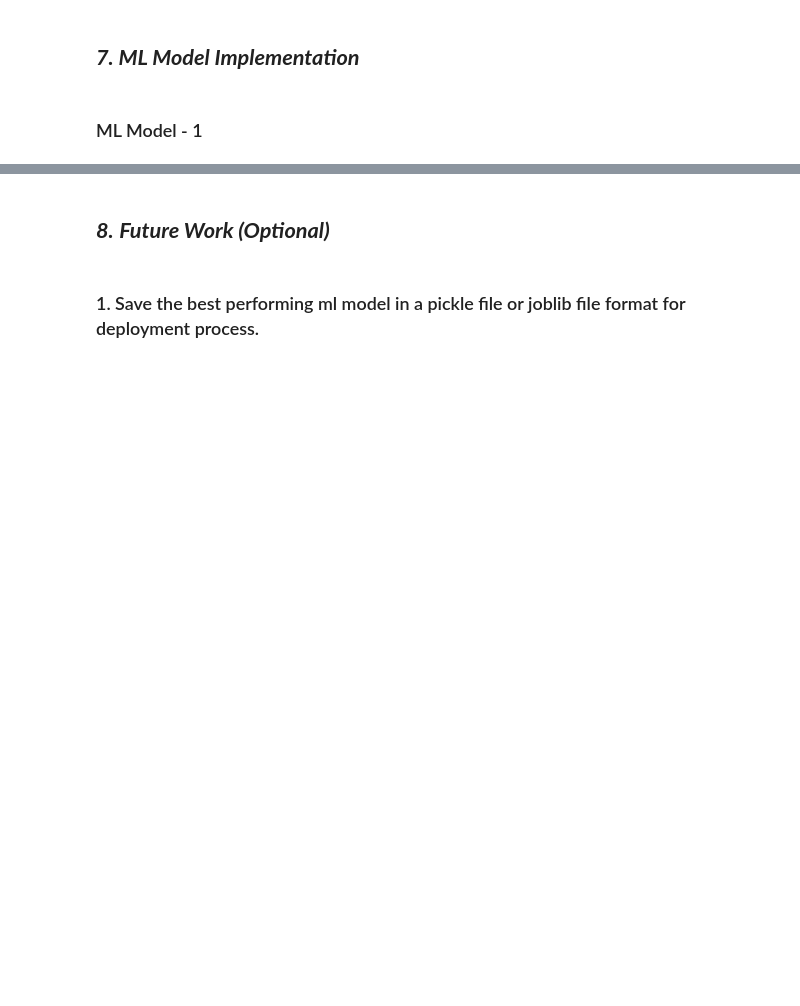
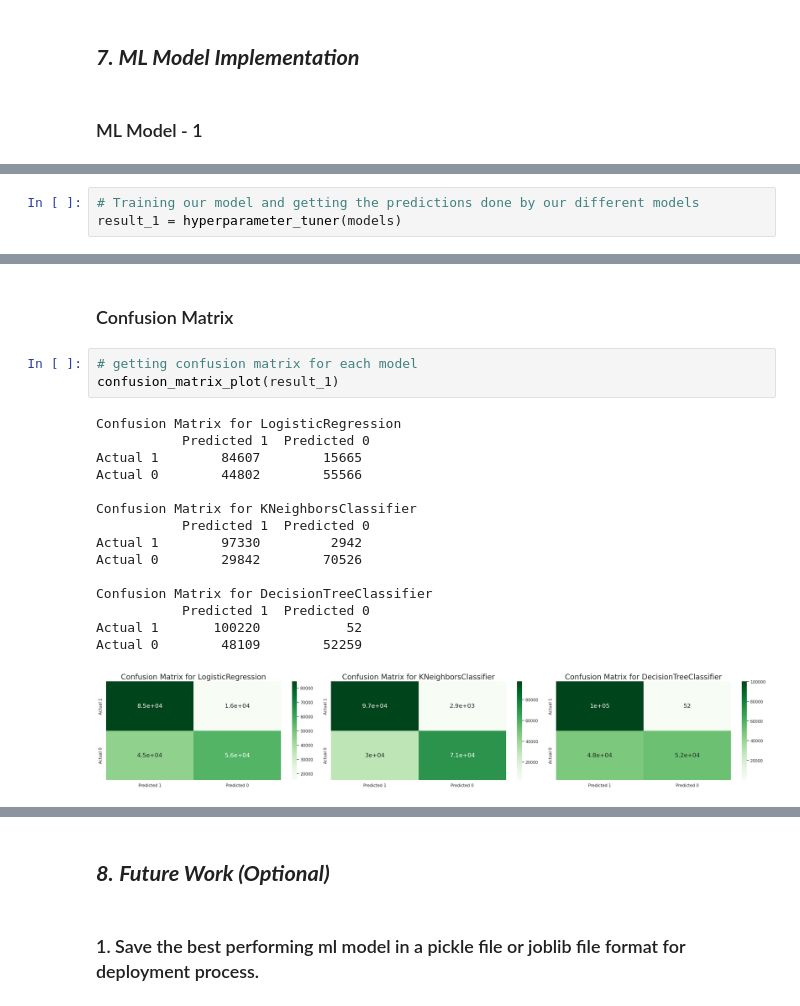
Before and after one commit to k9-Ashish/Health_Insurance_Cross_Sell_Prediction_Capstone_Project, a Jupyter notebook: Health_Insurance_Cross_Sell_Prediction_Capstone_Project.ipynb, the cells around one changed output, grey strips where cells are left out. Cells and saved outputs as stored; diff of their text form; blank space fills up the shorter version.

```diff
--- a/Health_Insurance_Cross_Sell_Prediction_Capstone_Project.ipynb
+++ b/Health_Insurance_Cross_Sell_Prediction_Capstone_Project.ipynb
@@ -1618,0 +1906,3 @@ Answer Here.
+# %%
+# Training our model and getting the predictions done by our different models
+result_1 = hyperparameter_tuner(models)
@@ -1618,0 +1976,21 @@ Answer Here.
+# %% [markdown]
+### Confusion Matrix
+# %%
+# getting confusion matrix for each model
+confusion_matrix_plot(result_1)
+# %% [output]
+Confusion Matrix for LogisticRegression
+           Predicted 1  Predicted 0
+Actual 1        84607        15665
+Actual 0        44802        55566
+
+Confusion Matrix for KNeighborsClassifier
+           Predicted 1  Predicted 0
+Actual 1        97330         2942
+Actual 0        29842        70526
+
+Confusion Matrix for DecisionTreeClassifier
+           Predicted 1  Predicted 0
+Actual 1       100220           52
+Actual 0        48109        52259
+[figure, added]
```
Also changed, not shown: parts of 71 cells of this notebook.
